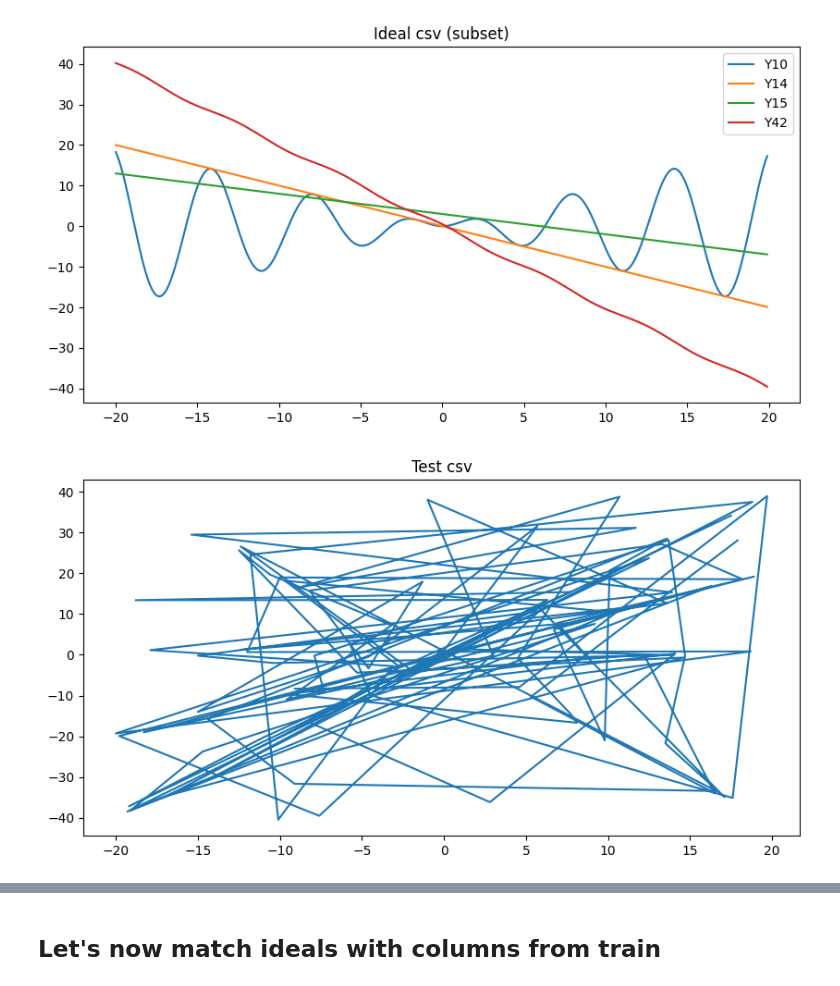
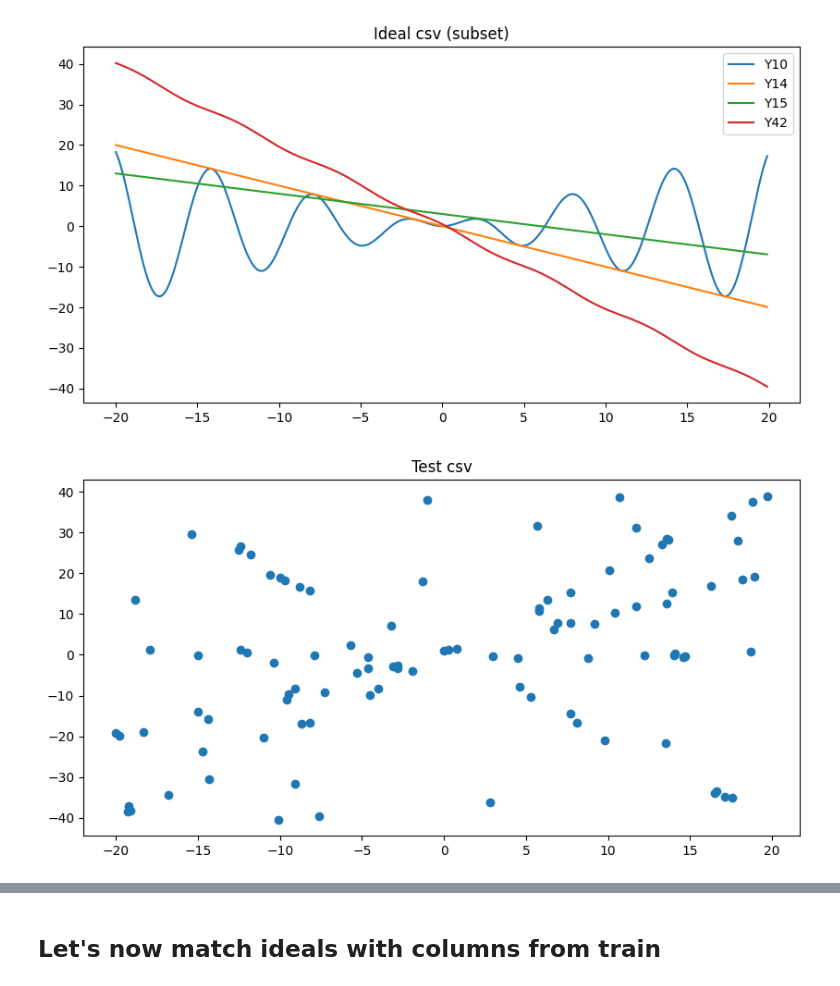
Before and after one commit to sukhitashvili/python_project, a Jupyter notebook: homework.ipynb, the cells around one changed output, grey strips where cells are left out. Drawn from its saved outputs; the diff is of its cells as text; code cells hidden in the pictures.

```diff
--- a/homework.ipynb
+++ b/homework.ipynb
@@ -130,8 +127,8 @@ plt.show()
 # %%
 # plot lines
 plt.figure(figsize=[10, 5])
 plt.title('Test csv')
-plt.plot(test_csv['x'], test_csv['y'])
+plt.scatter(test_csv['x'], test_csv['y'])
 plt.show()
 # %% [output]
-[figure, old version]
+[figure, new version]
```
Also changed, not shown: parts of 4 cells of this notebook.
